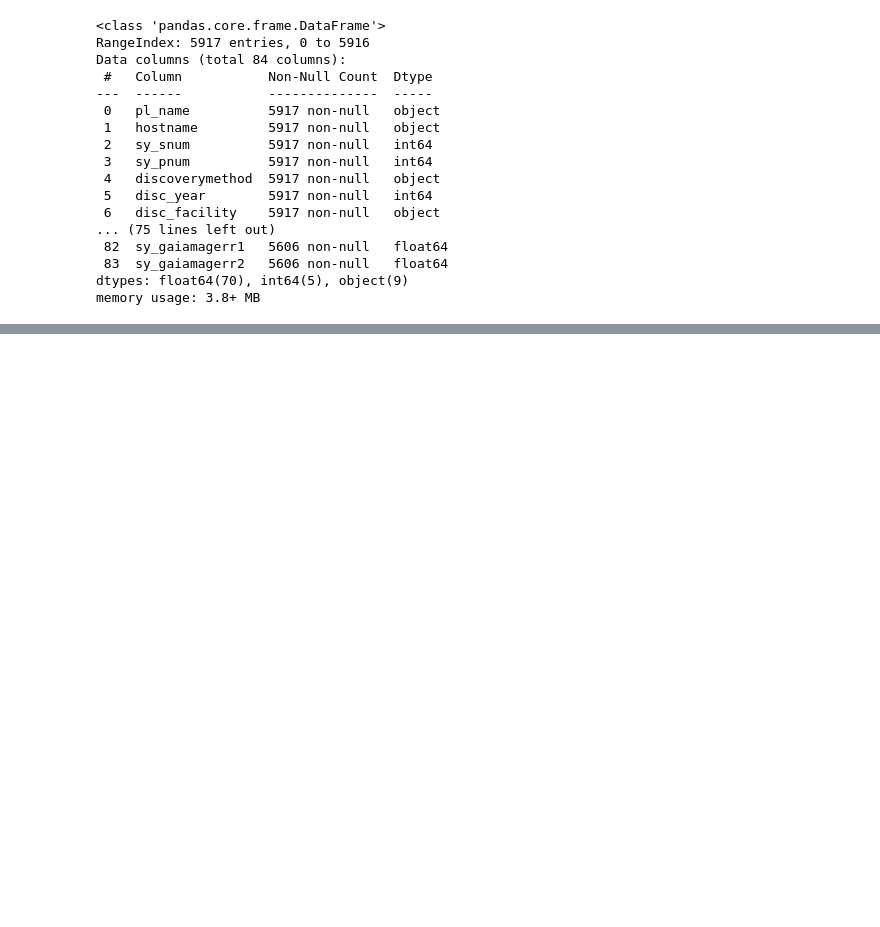
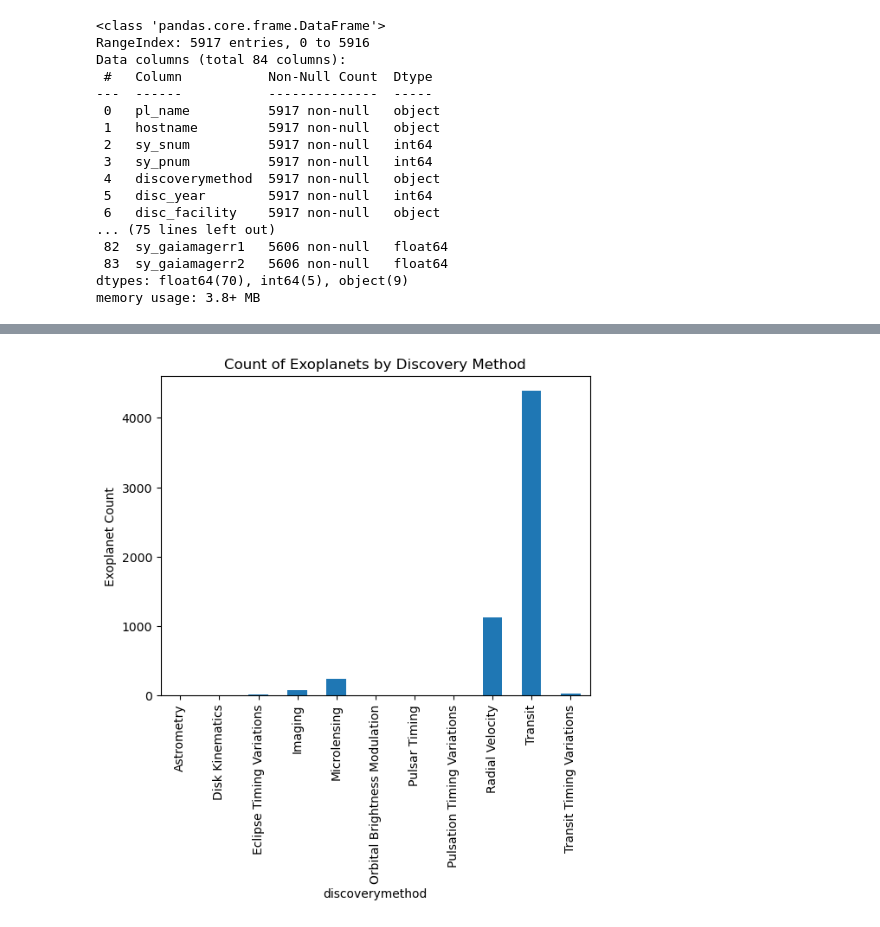
Before and after one commit to msmith89-wq/Life_Search, a Jupyter notebook: notebooks/Final_Capstone_Notebook.ipynb, the cells around one changed output, grey strips where cells are left out. Cells and saved outputs as stored; diff of their text form; code cells hidden in the pictures; blank space fills up the shorter version.

```diff
--- a/notebooks/Final_Capstone_Notebook.ipynb
+++ b/notebooks/Final_Capstone_Notebook.ipynb
@@ -56,0 +166,6 @@ exoplanets_df.isna()
+# %%
+exoplanets_df.groupby('discoverymethod')['pl_name'].count().plot(kind = 'bar')
+plt.title('Count of Exoplanets by Discovery Method')
+plt.ylabel('Exoplanet Count');
+# %% [output]
+[figure, added]
```
Also changed, not shown: parts of 43 cells of this notebook, 1 other file.
